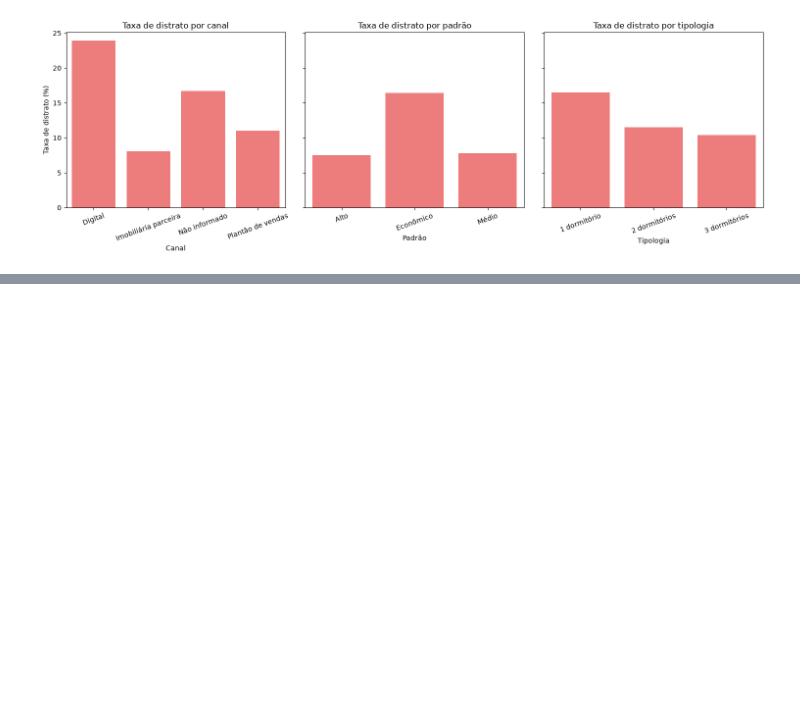
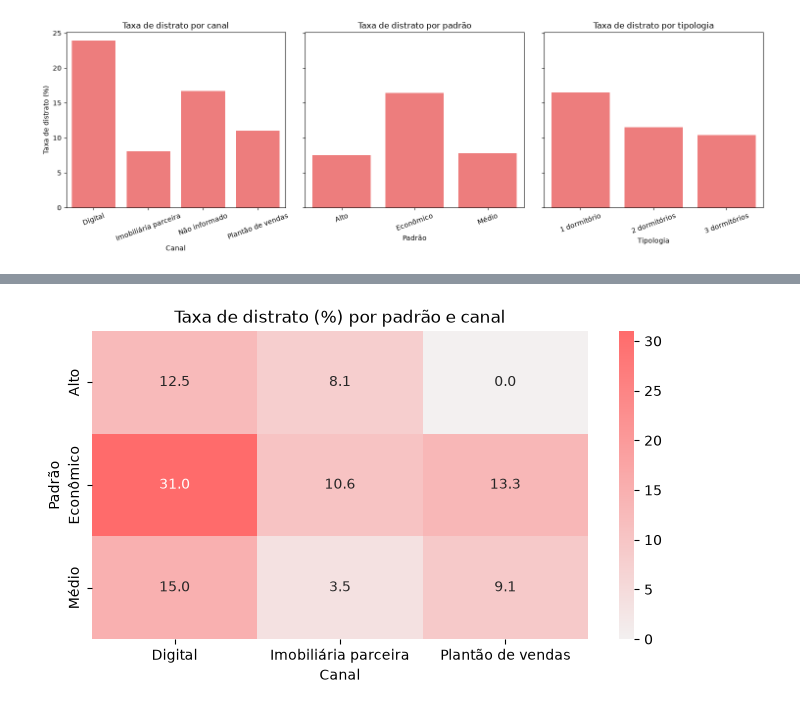
Before and after one commit to ricardo-paganini/construction-powerbi-dashboard, a Jupyter notebook: construction_analysis.ipynb, the cells around one changed output, grey strips where cells are left out. Drawn from its saved outputs; the diff is of its cells as text; code cells hidden in the pictures; blank space fills up the shorter version.

Commit message:
Add cancellation analysis by standard and channel

```diff
--- a/construction_analysis.ipynb
+++ b/construction_analysis.ipynb
@@ -647,0 +650,17 @@ plt.show()
+# %%
+query = '''
+SELECT d.standard,
+       s.channel,
+       COUNT(*) AS total_sales,
+       SUM(CASE WHEN s.status = 'Distratada' THEN 1 ELSE 0 END) AS cancelled_sales,
+       ROUND(100.0 * SUM(CASE WHEN s.status = 'Distratada' THEN 1 ELSE 0 END) / COUNT(*), 1) AS cancel_rate_pct
+FROM sales s
+JOIN units u ON s.unit_id = u.unit_id
+JOIN developments d ON u.development_id = d.development_id
+WHERE s.channel <> 'Não informado'
+GROUP BY d.standard, s.channel
+ORDER BY d.standard, s.channel
+'''
+
+standard_channel = pd.read_sql(query, conn)
+standard_channel
@@ -647,0 +678,11 @@ plt.show()
+# %%
+heatmap_data = standard_channel.pivot(index='standard', columns='channel', values='cancel_rate_pct')
+
+plt.figure(figsize=(8, 4))
+sns.heatmap(heatmap_data, annot=True, fmt='.1f', cmap=sns.light_palette('#FF6B6B', as_cmap=True))
+plt.title('Taxa de distrato (%) por padrão e canal')
+plt.xlabel('Canal')
+plt.ylabel('Padrão')
+plt.show()
+# %% [output]
+[figure, added]
```
Also changed, not shown: parts of 3 cells of this notebook.
